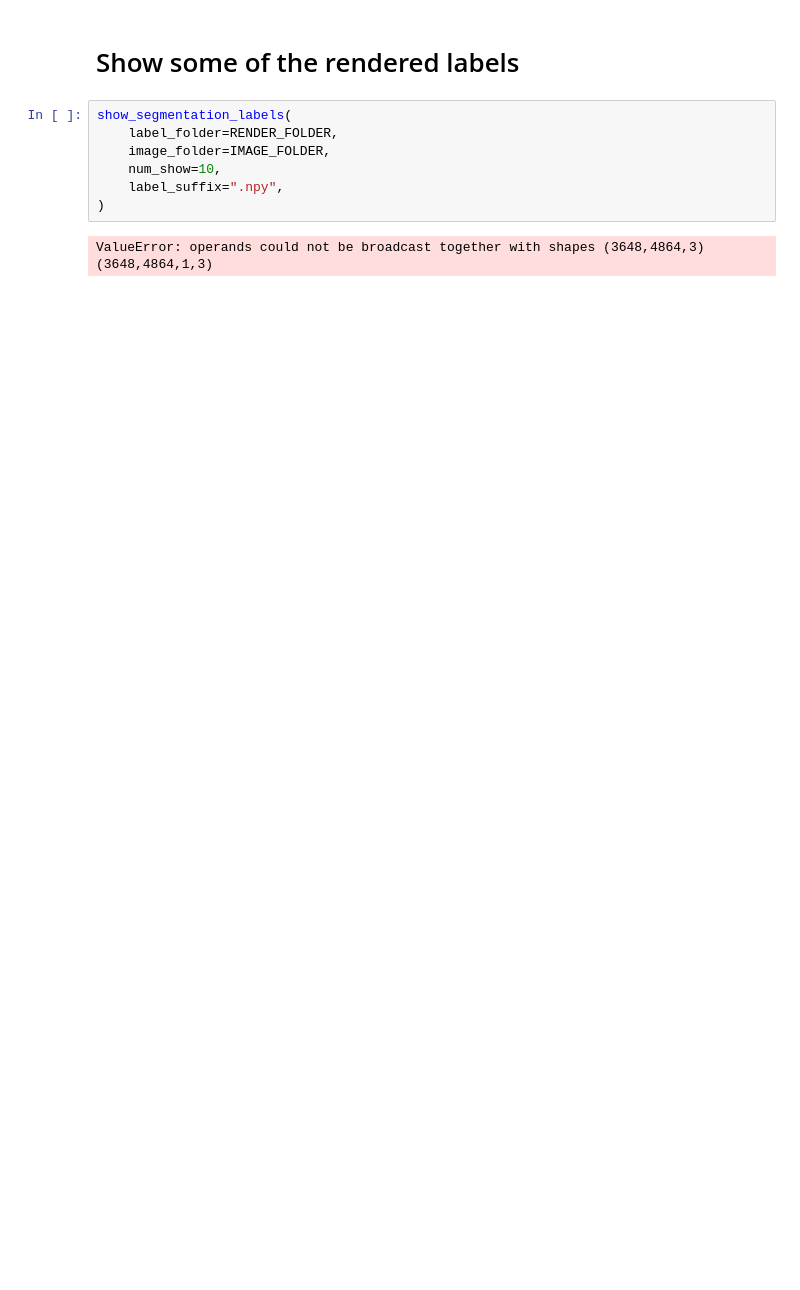
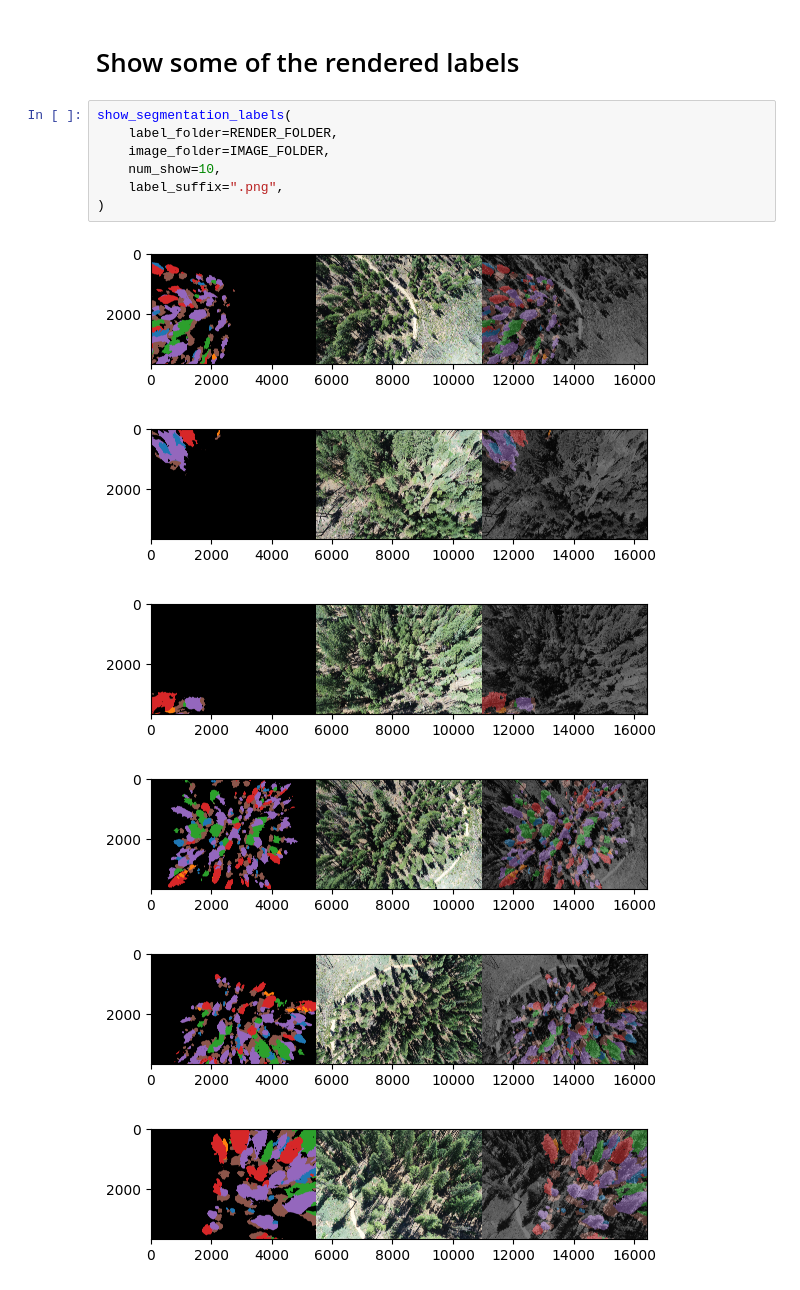
Before and after one commit to open-forest-observatory/geograypher, a Jupyter notebook: examples/render_labels.ipynb, the cells around one changed output. Saved outputs shown, nothing was run; the diff lists cells and outputs as text; blank space fills up the shorter version.

```diff
--- a/examples/render_labels.ipynb
+++ b/examples/render_labels.ipynb
@@ -181,9 +173,14 @@ Saving IDs_to_labels to /ofo-share/repos-david/geograypher/data/example_Emerald_
 # %%
 show_segmentation_labels(
     label_folder=RENDER_FOLDER,
     image_folder=IMAGE_FOLDER,
     num_show=10,
-    label_suffix=".npy",
+    label_suffix=".png",
 )
 # %% [output]
-ValueError: operands could not be broadcast together with shapes (3648,4864,3) (3648,4864,1,3)
+[figure, added]
+[figure, added]
+[figure, added]
+[figure, added]
+[figure, added]
+[figure, added]
```
Also changed, not shown: parts of 9 cells of this notebook.
